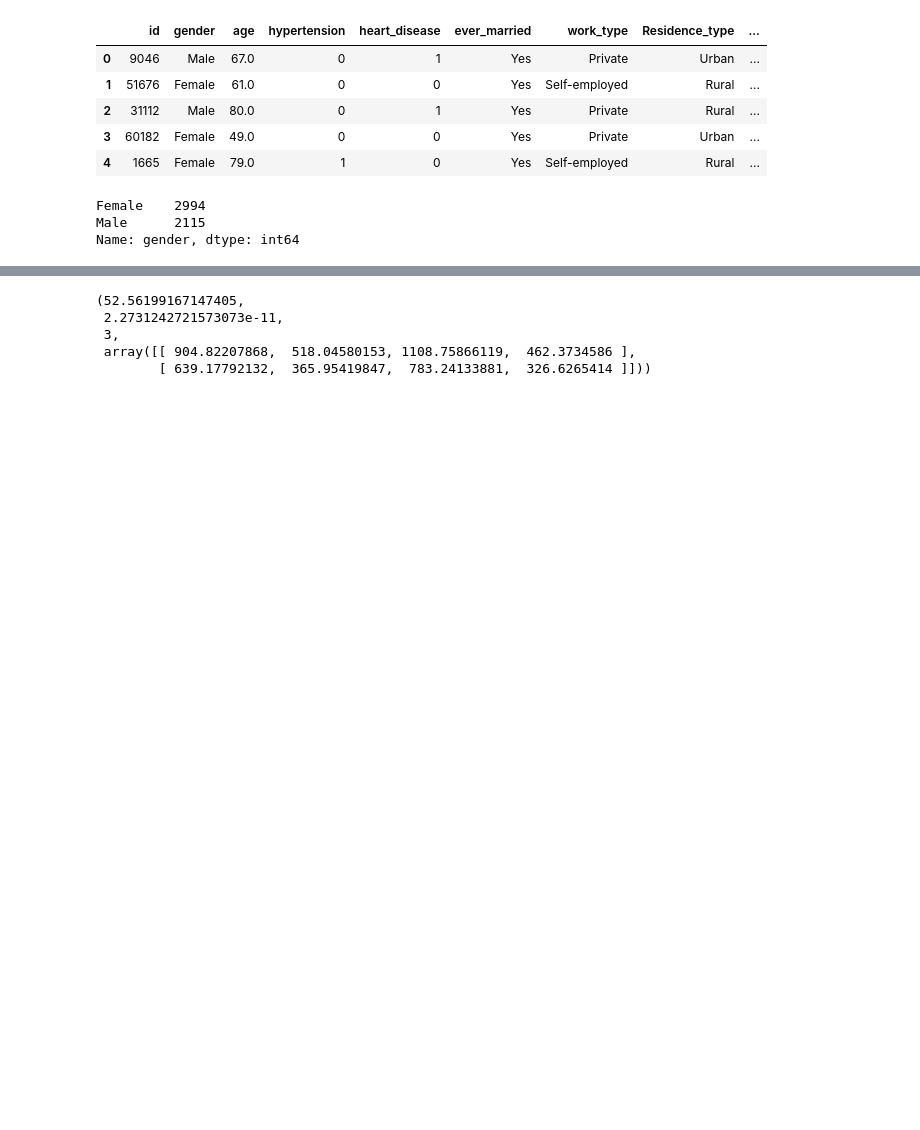
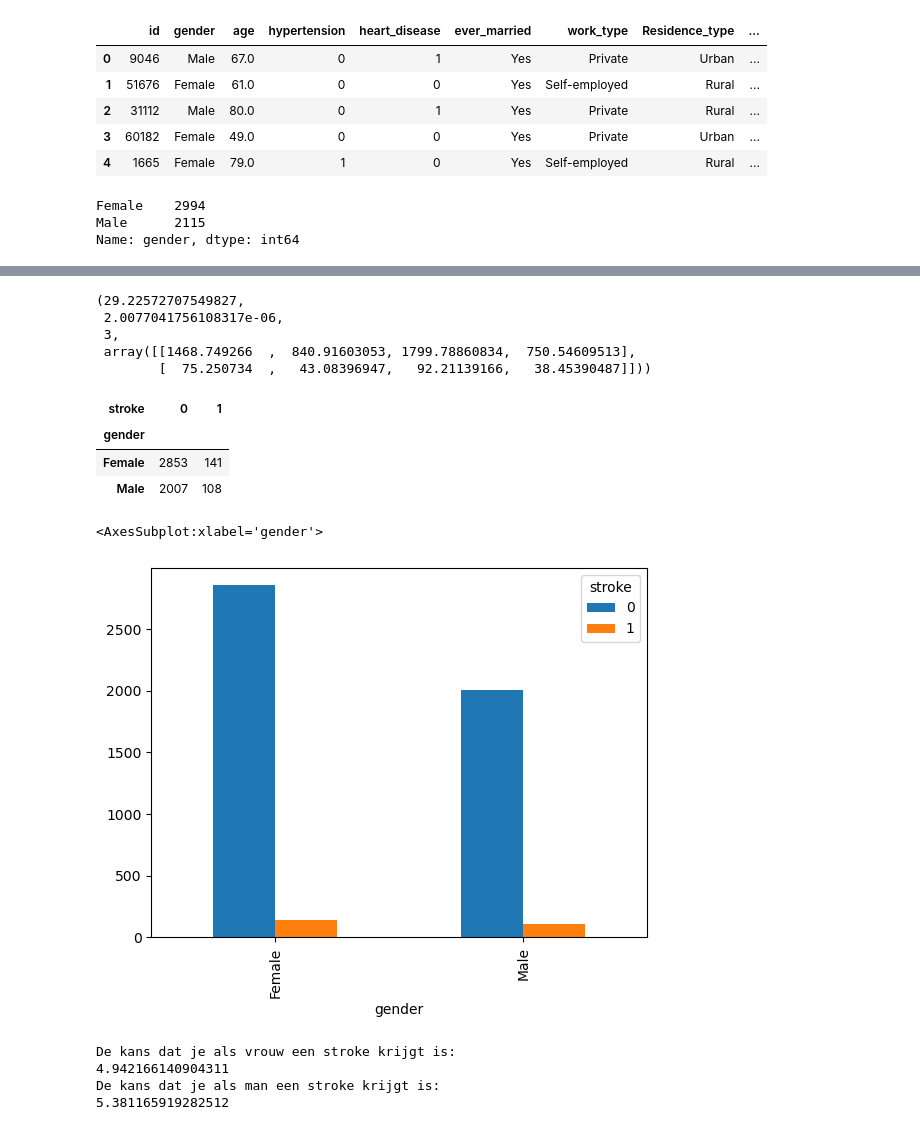
Before and after one commit to WesleyClarijs/DataScience-Portfolio, a Jupyter notebook: Assignment 14.ipynb, the cells around one changed output, grey strips where cells are left out. Cells and saved outputs as stored; diff of their text form; code cells hidden in the pictures; blank space fills up the shorter version.

```diff
--- a/Assignment 14.ipynb
+++ b/Assignment 14.ipynb
@@ -54,8 +84,31 @@ WorkTypeGenderTable.plot(kind = 'bar')
 # %%
-chi2_contingency(WorkTypeGenderTable)
+chi2_contingency(SmokingStatusStrokeTable)
 # %% [output]
-(52.56199167147405,
- 2.2731242721573073e-11,
+(29.22572707549827,
+ 2.0077041756108317e-06,
  3,
- array([[ 904.82207868,  518.04580153, 1108.75866119,  462.3734586 ],
-        [ 639.17792132,  365.95419847,  783.24133881,  326.6265414 ]]))
+ array([[1468.749266  ,  840.91603053, 1799.78860834,  750.54609513],
+        [  75.250734  ,   43.08396947,   92.21139166,   38.45390487]]))
+# %%
+GenderStrokeTable = ds.groupby(['stroke','gender']).size().unstack('stroke', fill_value=0)
+GenderStrokeTable
+# %% [output]
+| stroke | 0 | 1 |
+| gender |  |  |
+| Female | 2853 | 141 |
+| Male | 2007 | 108 |
+# %%
+GenderStrokeTable.plot(kind = 'bar')
+# %% [output]
+<AxesSubplot:xlabel='gender'>
+[figure, added]
+# %%
+print('De kans dat je als vrouw een stroke krijgt is:')
+print((141/2853)*100)
+print('De kans dat je als man een stroke krijgt is:')
+print((108/2007)*100)
+# %% [output]
+De kans dat je als vrouw een stroke krijgt is:
+4.942166140904311
+De kans dat je als man een stroke krijgt is:
+5.381165919282512
```
Also changed, not shown: parts of 13 cells of this notebook, 24 other files.
